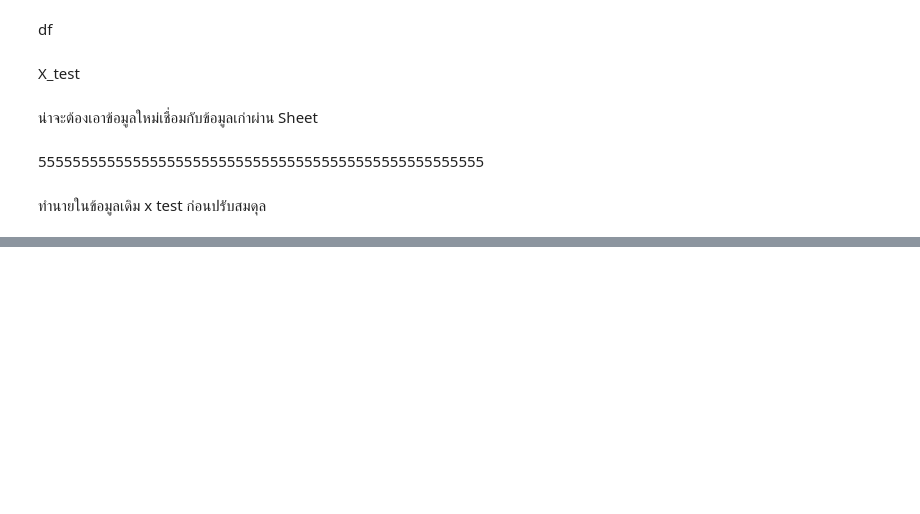
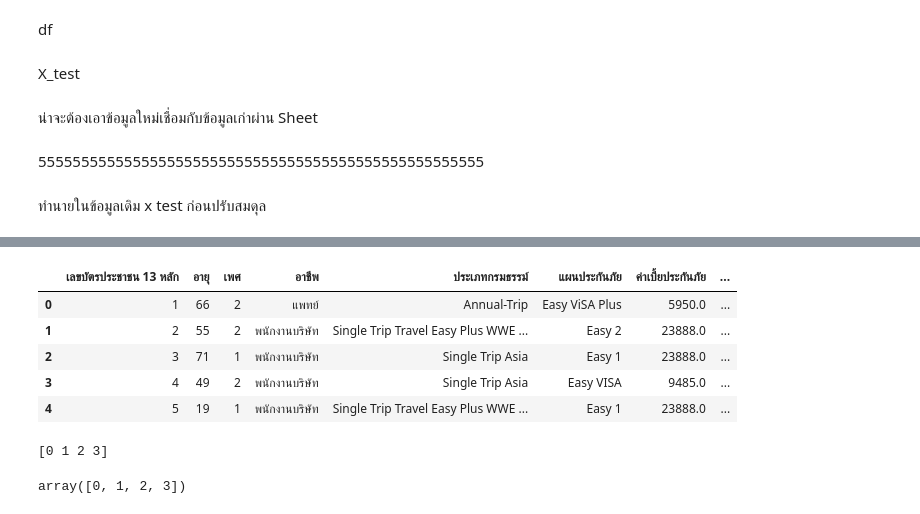
Before and after one commit to Suchada2000/MY-WORK, a Jupyter notebook: Untitled31.ipynb, the cells around one changed output, grey strips where cells are left out. Saved outputs shown, nothing was run; the diff lists cells and outputs as text; code cells hidden in the pictures; blank space fills up the shorter version.

```diff
--- a/Untitled31.ipynb
+++ b/Untitled31.ipynb
@@ -777,0 +805,9 @@ plt.show()
+# %%
+bank_data.head()
+# %% [output]
+|  | เลขบัตรประชาชน 13 หลัก | อายุ | เพศ | อาชีพ | ประเภทกรมธรรม์ | แผนประกันภัย | ค่าเบี้ยประกันภัย | ... |
+| 0 | 1 | 66 | 2 | แพทย์ | Annual-Trip | Easy ViSA Plus | 5950.0 | ... |
+| 1 | 2 | 55 | 2 | พนักงานบริษัท | Single Trip Travel Easy Plus WWE ... | Easy 2 | 23888.0 | ... |
+| 2 | 3 | 71 | 1 | พนักงานบริษัท | Single Trip Asia | Easy 1 | 23888.0 | ... |
+| 3 | 4 | 49 | 2 | พนักงานบริษัท | Single Trip Asia | Easy VISA | 9485.0 | ... |
+| 4 | 5 | 19 | 1 | พนักงานบริษัท | Single Trip Travel Easy Plus WWE ... | Easy 1 | 23888.0 | ... |
@@ -777,0 +828,20 @@ plt.show()
+# %%
+import numpy as np
+import tensorflow as tf
+from tensorflow.keras.models import Sequential
+from tensorflow.keras.layers import Embedding, Dense, Flatten
+
+# สมมติว่ามีประเภทการทำธุรกรรม 4 ประเภท
+อาชีพ = ['แพทย์', 'พนักงานบริษัท', 'รับจ้าง', 'เจ้าของธุรกิจ']
+
+# แปลงประเภทการทำธุรกรรมให้เป็นตัวเลข (0-3)
+transaction_dict = {'แพทย์': 0, 'พนักงานบริษัท': 1, 'รับจ้าง': 2, 'เจ้าของธุรกิจ': 3}
+transaction_data = np.array([transaction_dict[t] for t in อาชีพ])
+
+print(transaction_data)  # [0, 1, 2, 3]
+# %% [output]
+[0 1 2 3]
+# %%
+transaction_data
+# %% [output]
+array([0, 1, 2, 3])
```
Also changed, not shown: parts of 5 cells of this notebook.
